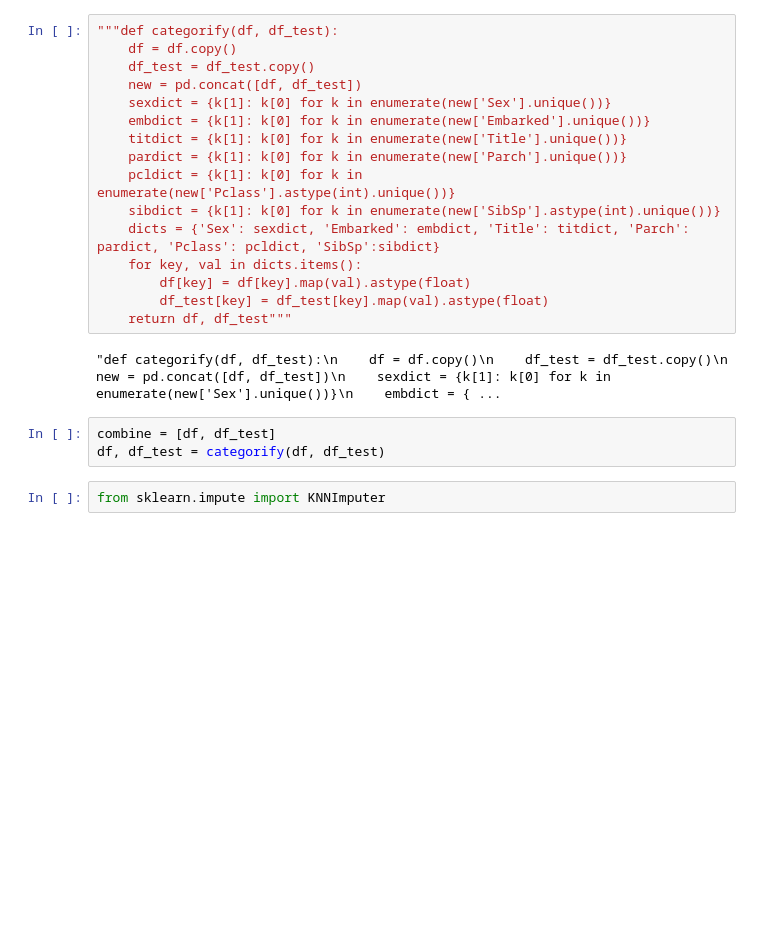
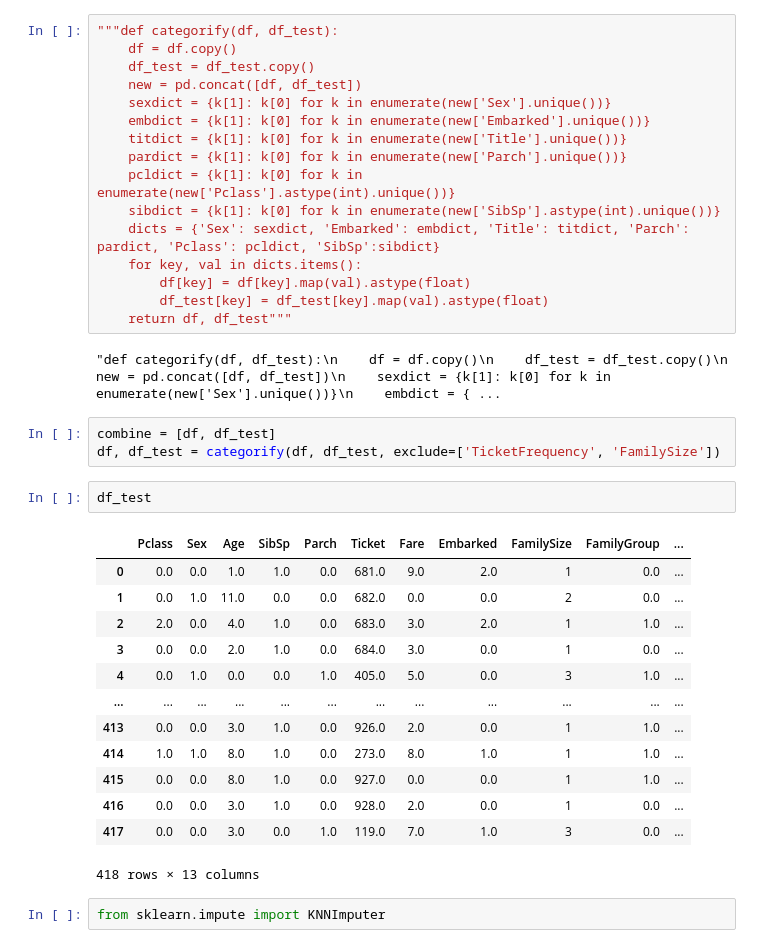
Before and after one commit to Puurun/fastai_code_example, a Jupyter notebook: pytorch-titanic.ipynb, the cells around one changed output. Cells and saved outputs as stored; diff of their text form; blank space fills up the shorter version.

```diff
--- a/pytorch-titanic.ipynb
+++ b/pytorch-titanic.ipynb
@@ -355,7 +390,23 @@ def categorify(df, df_test, dep_var='Survived', exclude=[]):
 "def categorify(df, df_test):\n    df = df.copy()\n    df_test = df_test.copy()\n    new = pd.concat([df, df_test])\n    sexdict = {k[1]: k[0] for k in enumerate(new['Sex'].unique())}\n    embdict = { ...
 # %%
 combine = [df, df_test]
-df, df_test = categorify(df, df_test)
+df, df_test = categorify(df, df_test, exclude=['TicketFrequency', 'FamilySize'])
+# %%
+df_test
+# %% [output]
+|  | Pclass | Sex | Age | SibSp | Parch | Ticket | Fare | Embarked | FamilySize | FamilyGroup | ... |
+| 0 | 0.0 | 0.0 | 1.0 | 1.0 | 0.0 | 681.0 | 9.0 | 2.0 | 1 | 0.0 | ... |
+| 1 | 0.0 | 1.0 | 11.0 | 0.0 | 0.0 | 682.0 | 0.0 | 0.0 | 2 | 0.0 | ... |
+| 2 | 2.0 | 0.0 | 4.0 | 1.0 | 0.0 | 683.0 | 3.0 | 2.0 | 1 | 1.0 | ... |
+| 3 | 0.0 | 0.0 | 2.0 | 1.0 | 0.0 | 684.0 | 3.0 | 0.0 | 1 | 0.0 | ... |
+| 4 | 0.0 | 1.0 | 0.0 | 0.0 | 1.0 | 405.0 | 5.0 | 0.0 | 3 | 1.0 | ... |
+| ... | ... | ... | ... | ... | ... | ... | ... | ... | ... | ... | ... |
+| 413 | 0.0 | 0.0 | 3.0 | 1.0 | 0.0 | 926.0 | 2.0 | 0.0 | 1 | 1.0 | ... |
+| 414 | 1.0 | 1.0 | 8.0 | 1.0 | 0.0 | 273.0 | 8.0 | 1.0 | 1 | 1.0 | ... |
+| 415 | 0.0 | 0.0 | 8.0 | 1.0 | 0.0 | 927.0 | 0.0 | 0.0 | 1 | 1.0 | ... |
+| 416 | 0.0 | 0.0 | 3.0 | 1.0 | 0.0 | 928.0 | 2.0 | 0.0 | 1 | 0.0 | ... |
+| 417 | 0.0 | 0.0 | 3.0 | 0.0 | 1.0 | 119.0 | 7.0 | 1.0 | 3 | 0.0 | ... |
+418 rows × 13 columns
 # %%
 from sklearn.impute import KNNImputer
 # %%
```
Also changed, not shown: parts of 37 cells of this notebook.
